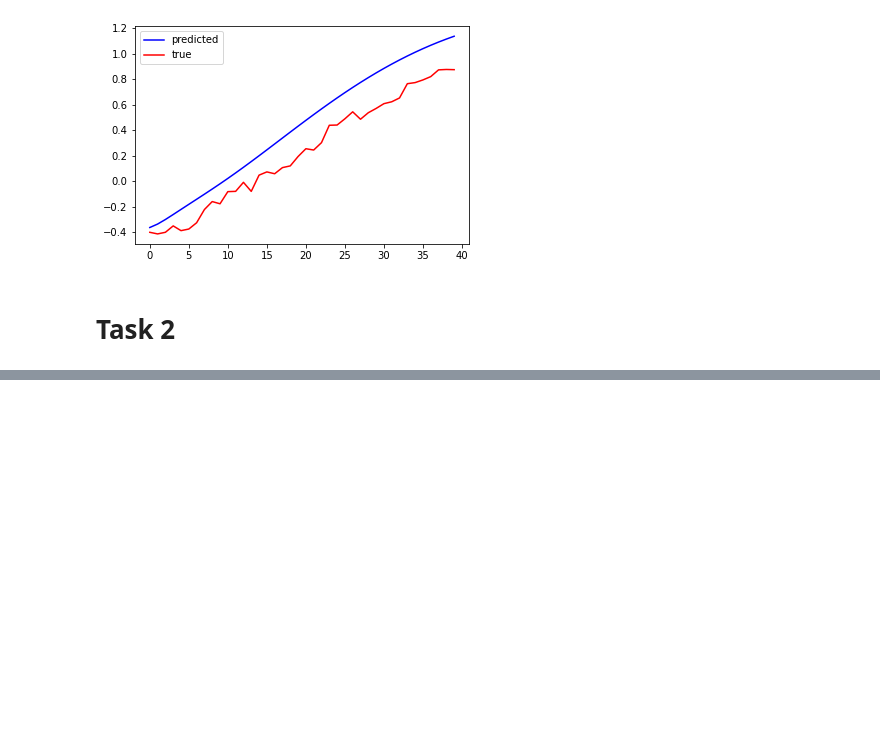
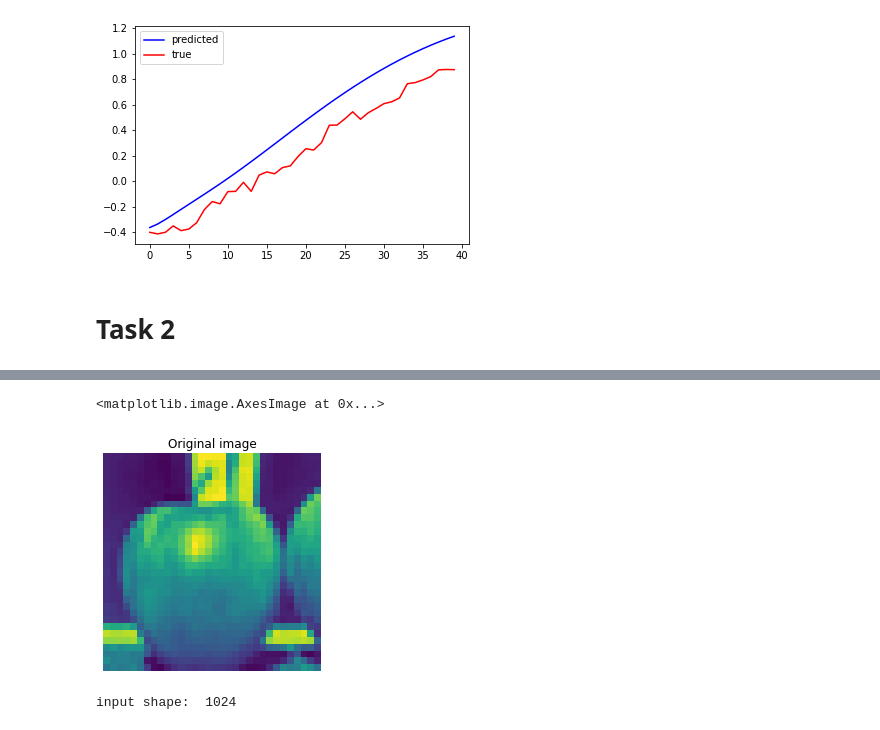
Before and after one commit to tosi-mosi/data-analysis, a Jupyter notebook: lab5.ipynb, the cells around one changed output, grey strips where cells are left out. Cells and saved outputs as stored; diff of their text form; code cells hidden in the pictures; blank space fills up the shorter version.

```diff
--- a/lab5.ipynb
+++ b/lab5.ipynb
@@ -175,0 +209,37 @@ plt.legend()
+# %%
+# remove all but 3 classes
+x_traine = np.ndarray(shape=(1500,32,32), dtype=float)
+remove_idxs = np.isin(y_train, [i for i in range(3, 101)])
+y_train = np.delete(y_train, remove_idxs.reshape(remove_idxs.shape[0]), axis=0)
+x_train = np.delete(x_train, remove_idxs.reshape(remove_idxs.shape[0]), axis=0)
+for i in range(len(x_train)):
+    for j1 in range(len(x_train[i])):
+        for j2 in range(len(x_train[i][j1])):
+            x_train[i][j1][j2] = np.dot(x_train[i][j1][j2], [0.299, 0.587, 0.114])
+            x_traine[i][j1][j2] = np.dot(x_train[i][j1][j2], [0.299, 0.587, 0.114])
+#             print(np.dot(x_train[i][j1][j2], [0.299, 0.587, 0.114]), x_train[i][j1][j2])
+x_train = x_traine
+
+# remove_idxs_test = np.isin(y_test, [i for i in range(3, 101)])
+# y_test = np.delete(y_test, remove_idxs_test.reshape(remove_idxs_test.shape[0]), axis=0)
+# x_test = np.delete(x_test, remove_idxs_test.reshape(remove_idxs_test.shape[0]), axis=0)
+# print(len(y_train), len(x_train), len(y_test), len(x_test))
+# print(x_train.shape)
+# %%
+plt.figure(1)
+plt.clf()
+plt.axis("off")
+plt.title("Original image")
+plt.imshow(x_train[10])
+# %% [output]
+<matplotlib.image.AxesImage at 0x...>
+[figure, added]
+# %%
+input_dim = 32**2
+x_train = x_train.reshape(1500, input_dim)
+print('input shape: ', x_train.shape[1])
+# print(x_train[:3])
+x_train = (x_train.astype(np.float32) - 127.5) / 127.5  # normilization [-1, 1]
+# print(x_train[:3])
+# %% [output]
+input shape:  1024
```
Also changed, not shown: parts of 10 cells of this notebook.
